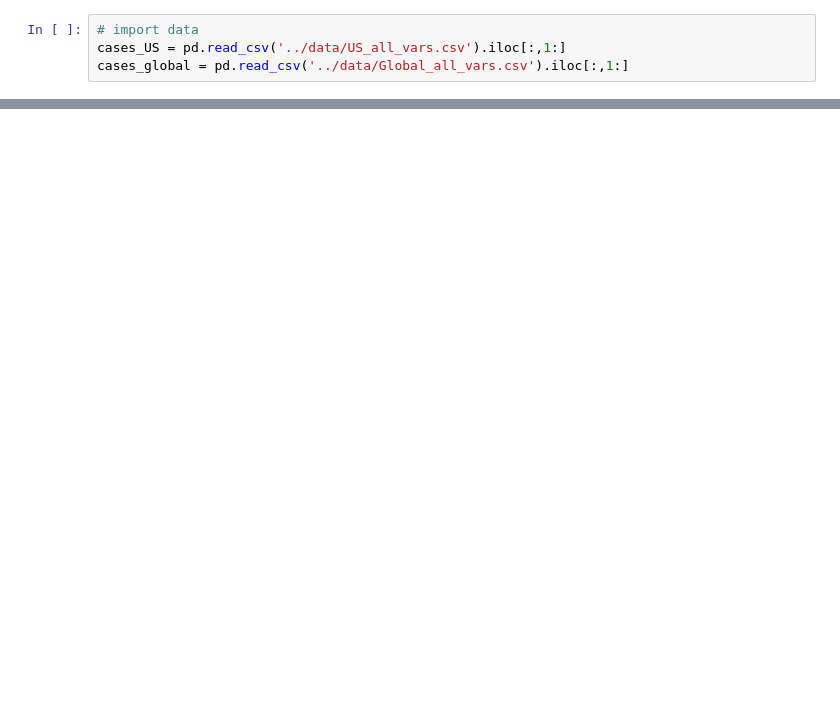
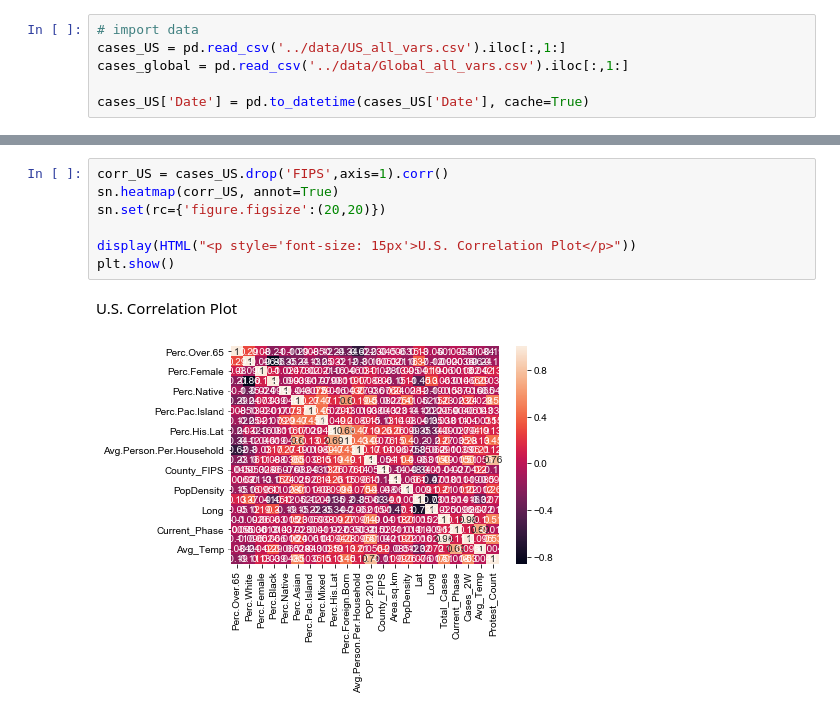
Before and after one commit to ander428/JohnHopkins_COVID-19, a Jupyter notebook: src/descriptive_analytics.ipynb, the cells around one changed output, grey strips where cells are left out. Drawn from its saved outputs; the diff is of its cells as text; blank space fills up the shorter version.

Commit message:
Code and HTML Autoupdate Fri Jul 10 12:44:58 PDT 2020

```diff
--- a/src/descriptive_analytics.ipynb
+++ b/src/descriptive_analytics.ipynb
@@ -11,3 +25,5 @@ pd.set_option("display.max_columns", 20)
 # import data
 cases_US = pd.read_csv('../data/US_all_vars.csv').iloc[:,1:]
 cases_global = pd.read_csv('../data/Global_all_vars.csv').iloc[:,1:]
+
+cases_US['Date'] = pd.to_datetime(cases_US['Date'], cache=True)
@@ -49,0 +30,10 @@ show(p)
+# %%
+corr_US = cases_US.drop('FIPS',axis=1).corr()
+sn.heatmap(corr_US, annot=True)
+sn.set(rc={'figure.figsize':(20,20)})
+
+display(HTML("<p style='font-size: 15px'>U.S. Correlation Plot</p>"))
+plt.show()
+# %% [output]
+U.S. Correlation Plot
+[figure, added]
```
Also changed, not shown: parts of 14 cells of this notebook, 9 other files.
